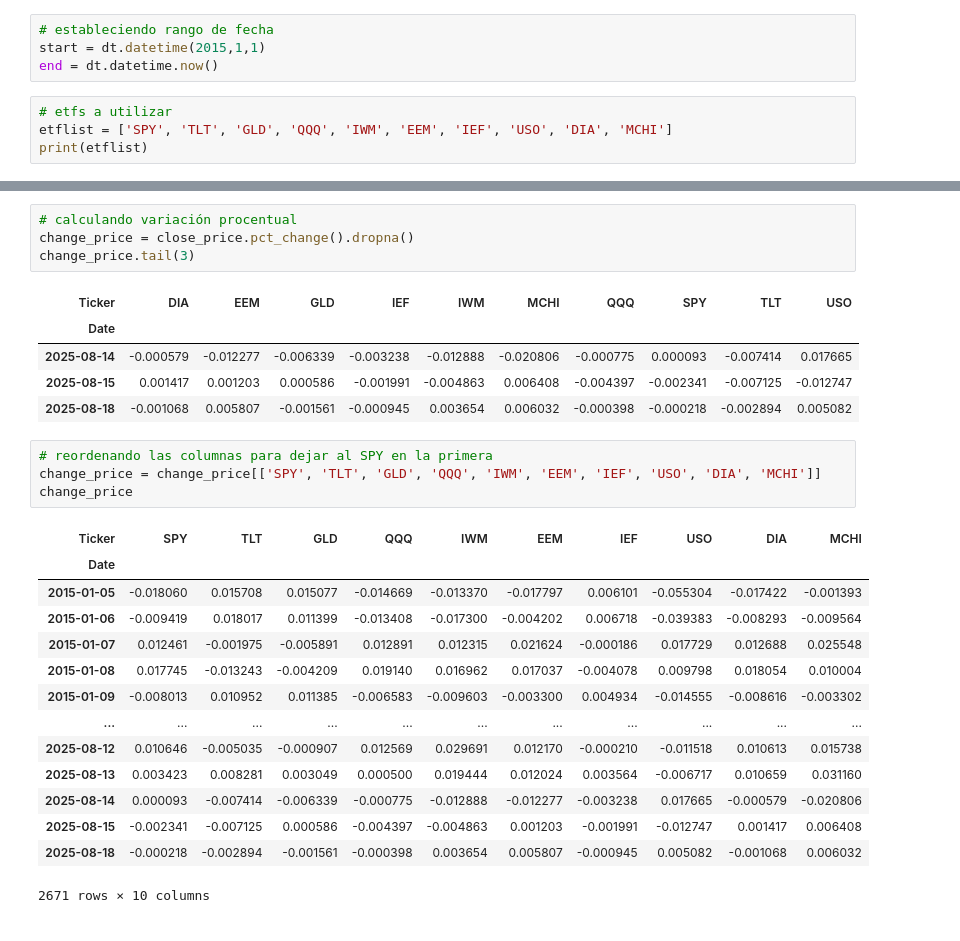
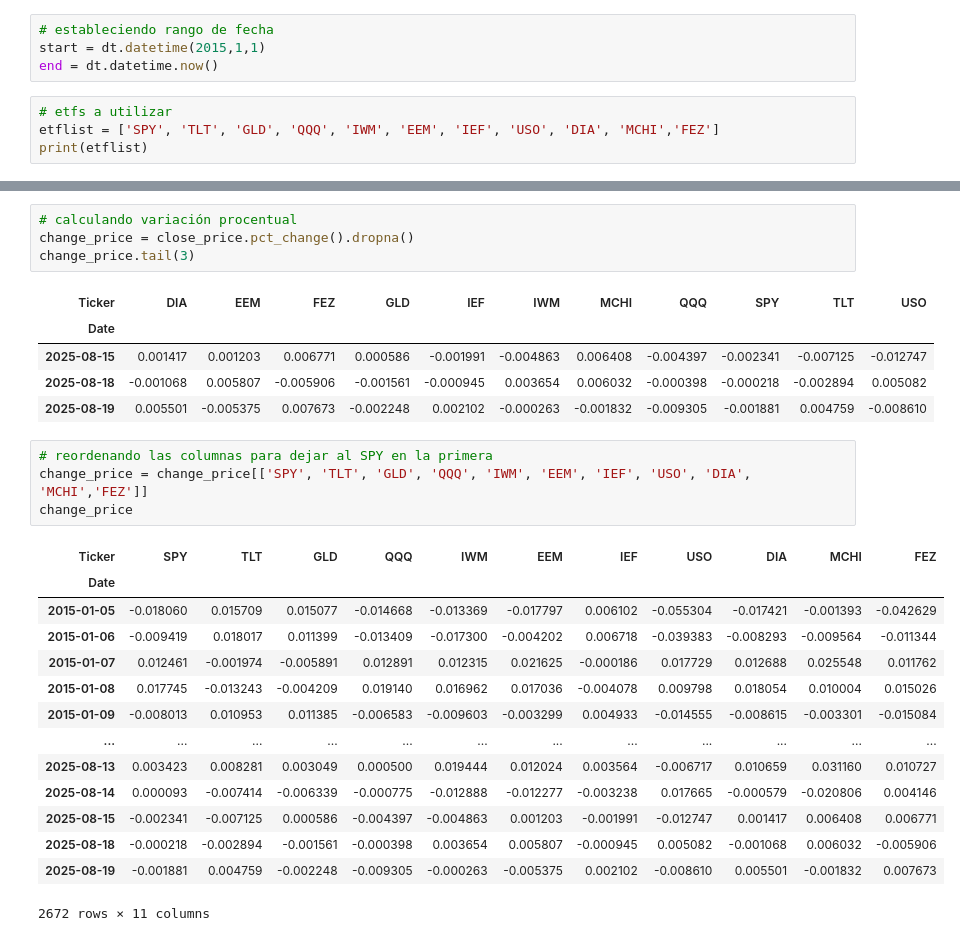
Before and after one commit to AlbertoPS93/Finance, a Jupyter notebook: Correlacion_heatmap.ipynb, the cells around one changed output, grey strips where cells are left out. Drawn from its saved outputs; the diff is of its cells as text.

```diff
--- a/Correlacion_heatmap.ipynb
+++ b/Correlacion_heatmap.ipynb
@@ -37,6 +37,6 @@ start = dt.datetime(2015,1,1)
 end = dt.datetime.now()
 # %%
 # etfs a utilizar
-etflist = ['SPY', 'TLT', 'GLD', 'QQQ', 'IWM', 'EEM', 'IEF', 'USO', 'DIA', 'MCHI']
+etflist = ['SPY', 'TLT', 'GLD', 'QQQ', 'IWM', 'EEM', 'IEF', 'USO', 'DIA', 'MCHI','FEZ']
 print(etflist)
 # %% [output]
@@ -79,30 +80,30 @@ dtype: int64
 change_price = close_price.pct_change().dropna()
 change_price.tail(3)
 # %% [output]
-| Ticker | DIA | EEM | GLD | IEF | IWM | MCHI | QQQ | SPY | TLT | USO |
-| Date |  |  |  |  |  |  |  |  |  |  |
-| 2025-08-14 | -0.000579 | -0.012277 | -0.006339 | -0.003238 | -0.012888 | -0.020806 | -0.000775 | 0.000093 | -0.007414 | 0.017665 |
-| 2025-08-15 | 0.001417 | 0.001203 | 0.000586 | -0.001991 | -0.004863 | 0.006408 | -0.004397 | -0.002341 | -0.007125 | -0.012747 |
-| 2025-08-18 | -0.001068 | 0.005807 | -0.001561 | -0.000945 | 0.003654 | 0.006032 | -0.000398 | -0.000218 | -0.002894 | 0.005082 |
+| Ticker | DIA | EEM | FEZ | GLD | IEF | IWM | MCHI | QQQ | SPY | TLT | USO |
+| Date |  |  |  |  |  |  |  |  |  |  |  |
+| 2025-08-15 | 0.001417 | 0.001203 | 0.006771 | 0.000586 | -0.001991 | -0.004863 | 0.006408 | -0.004397 | -0.002341 | -0.007125 | -0.012747 |
+| 2025-08-18 | -0.001068 | 0.005807 | -0.005906 | -0.001561 | -0.000945 | 0.003654 | 0.006032 | -0.000398 | -0.000218 | -0.002894 | 0.005082 |
+| 2025-08-19 | 0.005501 | -0.005375 | 0.007673 | -0.002248 | 0.002102 | -0.000263 | -0.001832 | -0.009305 | -0.001881 | 0.004759 | -0.008610 |
 # %%
 # reordenando las columnas para dejar al SPY en la primera
-change_price = change_price[['SPY', 'TLT', 'GLD', 'QQQ', 'IWM', 'EEM', 'IEF', 'USO', 'DIA', 'MCHI']]
+change_price = change_price[['SPY', 'TLT', 'GLD', 'QQQ', 'IWM', 'EEM', 'IEF', 'USO', 'DIA', 'MCHI','FEZ']]
 change_price
 # %% [output]
-| Ticker | SPY | TLT | GLD | QQQ | IWM | EEM | IEF | USO | DIA | MCHI |
-| Date |  |  |  |  |  |  |  |  |  |  |
-| 2015-01-05 | -0.018060 | 0.015708 | 0.015077 | -0.014669 | -0.013370 | -0.017797 | 0.006101 | -0.055304 | -0.017422 | -0.001393 |
-| 2015-01-06 | -0.009419 | 0.018017 | 0.011399 | -0.013408 | -0.017300 | -0.004202 | 0.006718 | -0.039383 | -0.008293 | -0.009564 |
-| 2015-01-07 | 0.012461 | -0.001975 | -0.005891 | 0.012891 | 0.012315 | 0.021624 | -0.000186 | 0.017729 | 0.012688 | 0.025548 |
-| 2015-01-08 | 0.017745 | -0.013243 | -0.004209 | 0.019140 | 0.016962 | 0.017037 | -0.004078 | 0.009798 | 0.018054 | 0.010004 |
-| 2015-01-09 | -0.008013 | 0.010952 | 0.011385 | -0.006583 | -0.009603 | -0.003300 | 0.004934 | -0.014555 | -0.008616 | -0.003302 |
-| ... | ... | ... | ... | ... | ... | ... | ... | ... | ... | ... |
-| 2025-08-12 | 0.010646 | -0.005035 | -0.000907 | 0.012569 | 0.029691 | 0.012170 | -0.000210 | -0.011518 | 0.010613 | 0.015738 |
-| 2025-08-13 | 0.003423 | 0.008281 | 0.003049 | 0.000500 | 0.019444 | 0.012024 | 0.003564 | -0.006717 | 0.010659 | 0.031160 |
-| 2025-08-14 | 0.000093 | -0.007414 | -0.006339 | -0.000775 | -0.012888 | -0.012277 | -0.003238 | 0.017665 | -0.000579 | -0.020806 |
-| 2025-08-15 | -0.002341 | -0.007125 | 0.000586 | -0.004397 | -0.004863 | 0.001203 | -0.001991 | -0.012747 | 0.001417 | 0.006408 |
-| 2025-08-18 | -0.000218 | -0.002894 | -0.001561 | -0.000398 | 0.003654 | 0.005807 | -0.000945 | 0.005082 | -0.001068 | 0.006032 |
+| Ticker | SPY | TLT | GLD | QQQ | IWM | EEM | IEF | USO | DIA | MCHI | FEZ |
+| Date |  |  |  |  |  |  |  |  |  |  |  |
+| 2015-01-05 | -0.018060 | 0.015709 | 0.015077 | -0.014668 | -0.013369 | -0.017797 | 0.006102 | -0.055304 | -0.017421 | -0.001393 | -0.042629 |
+| 2015-01-06 | -0.009419 | 0.018017 | 0.011399 | -0.013409 | -0.017300 | -0.004202 | 0.006718 | -0.039383 | -0.008293 | -0.009564 | -0.011344 |
+| 2015-01-07 | 0.012461 | -0.001974 | -0.005891 | 0.012891 | 0.012315 | 0.021625 | -0.000186 | 0.017729 | 0.012688 | 0.025548 | 0.011762 |
+| 2015-01-08 | 0.017745 | -0.013243 | -0.004209 | 0.019140 | 0.016962 | 0.017036 | -0.004078 | 0.009798 | 0.018054 | 0.010004 | 0.015026 |
+| 2015-01-09 | -0.008013 | 0.010953 | 0.011385 | -0.006583 | -0.009603 | -0.003299 | 0.004933 | -0.014555 | -0.008615 | -0.003301 | -0.015084 |
+| ... | ... | ... | ... | ... | ... | ... | ... | ... | ... | ... | ... |
+| 2025-08-13 | 0.003423 | 0.008281 | 0.003049 | 0.000500 | 0.019444 | 0.012024 | 0.003564 | -0.006717 | 0.010659 | 0.031160 | 0.010727 |
+| 2025-08-14 | 0.000093 | -0.007414 | -0.006339 | -0.000775 | -0.012888 | -0.012277 | -0.003238 | 0.017665 | -0.000579 | -0.020806 | 0.004146 |
+| 2025-08-15 | -0.002341 | -0.007125 | 0.000586 | -0.004397 | -0.004863 | 0.001203 | -0.001991 | -0.012747 | 0.001417 | 0.006408 | 0.006771 |
+| 2025-08-18 | -0.000218 | -0.002894 | -0.001561 | -0.000398 | 0.003654 | 0.005807 | -0.000945 | 0.005082 | -0.001068 | 0.006032 | -0.005906 |
+| 2025-08-19 | -0.001881 | 0.004759 | -0.002248 | -0.009305 | -0.000263 | -0.005375 | 0.002102 | -0.008610 | 0.005501 | -0.001832 | 0.007673 |
-2671 rows × 10 columns
+2672 rows × 11 columns
 # %%
 # matriz de correlación
 corr = change_price.corr()
```
Also changed, not shown: parts of 7 cells of this notebook.
